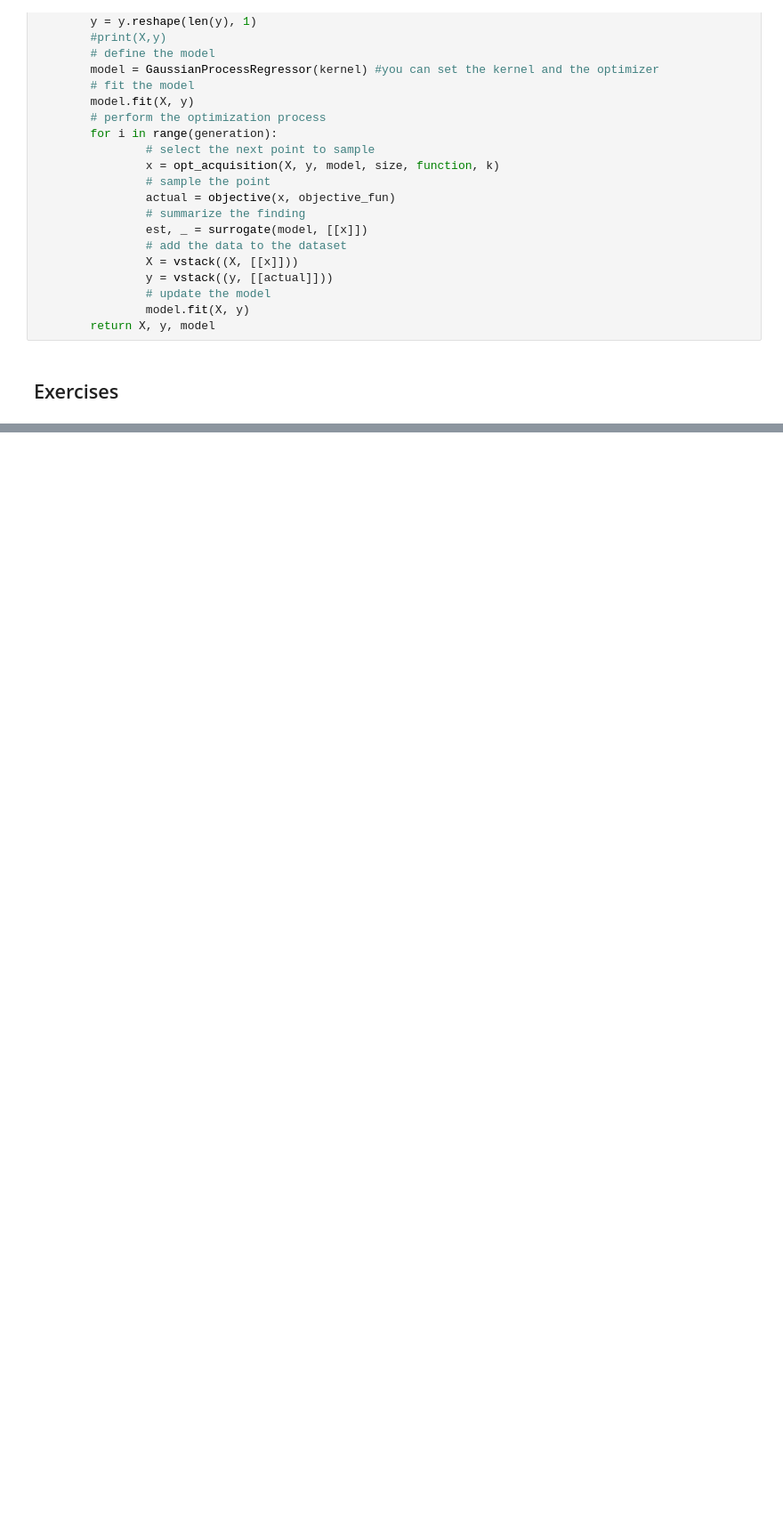
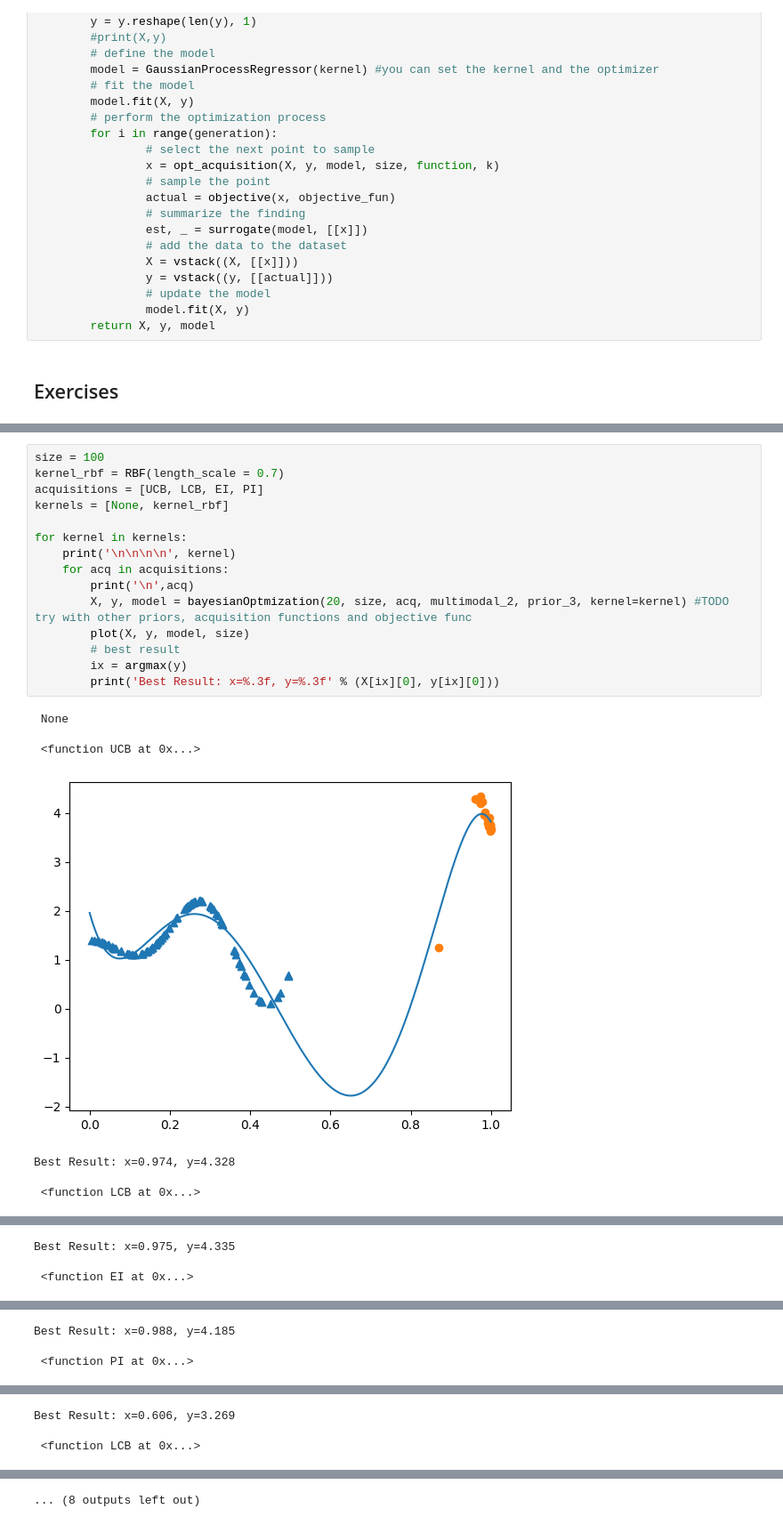
Before and after one commit to CarlottaGiacchetta/lab_optimizationTechniques, a Jupyter notebook: lab6/optimtech_lab6.ipynb, the cells around one changed output, grey strips where cells are left out. Shown: that part at 89% size. Drawn from its saved outputs; the diff is of its cells as text; blank space fills up the shorter version.

```diff
--- a/lab6/optimtech_lab6.ipynb
+++ b/lab6/optimtech_lab6.ipynb
@@ -378,0 +418,23 @@ Best Result: x=0.911, y=1.671
+# %%
+size = 100
+kernel_rbf = RBF(length_scale = 0.7)
+acquisitions = [UCB, LCB, EI, PI]
+kernels = [None, kernel_rbf]
+
+for kernel in kernels:
+    print('\n\n\n\n', kernel)
+    for acq in acquisitions:
+        print('\n',acq)
+        X, y, model = bayesianOptmization(20, size, acq, multimodal_2, prior_3, kernel=kernel) #TODO try with other priors, acquisition functions and objective func
+        plot(X, y, model, size)
+        # best result
+        ix = argmax(y)
+        print('Best Result: x=%.3f, y=%.3f' % (X[ix][0], y[ix][0]))
+# %% [output]
+ None
+
+ <function UCB at 0x...>
+[figure, added]
+Best Result: x=0.974, y=4.328
+
+ <function LCB at 0x...>
@@ -378,0 +442,3 @@ Best Result: x=0.911, y=1.671
+Best Result: x=0.975, y=4.335
+
+ <function EI at 0x...>
@@ -378,0 +446,3 @@ Best Result: x=0.911, y=1.671
+Best Result: x=0.988, y=4.185
+
+ <function PI at 0x...>
@@ -378,0 +459,3 @@ Best Result: x=0.911, y=1.671
+Best Result: x=0.606, y=3.269
+
+ <function LCB at 0x...>
@@ -379,3 +479,4 @@ Best Result: x=0.911, y=1.671
+... (8 outputs left out)
 # %% [markdown]
 ### BONUS
 
```
Also changed, not shown: parts of 7 cells of this notebook.
